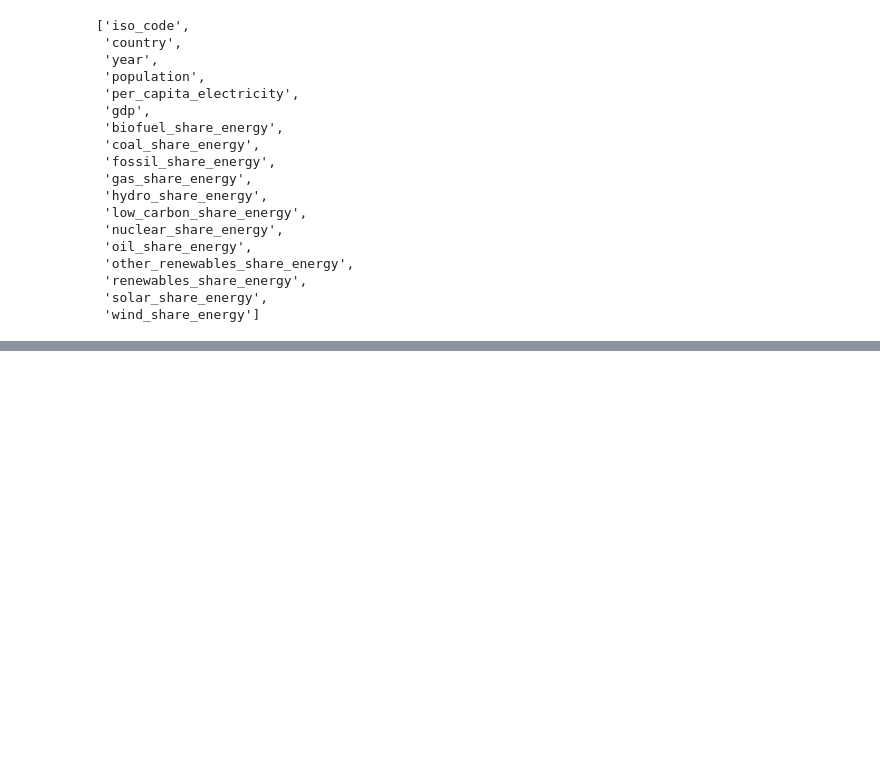
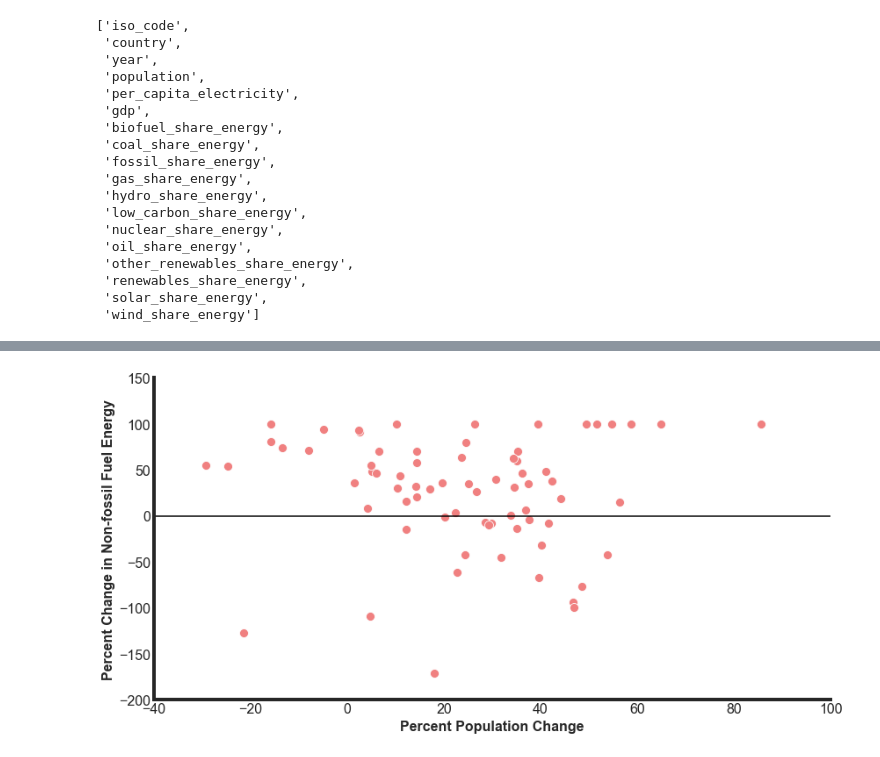
Before and after one commit to joshfuchs/DataScience_projects, a Jupyter notebook: world_energy_consumption.ipynb, the cells around one changed output, grey strips where cells are left out. Cells and saved outputs as stored; diff of their text form; code cells hidden in the pictures; blank space fills up the shorter version.

```diff
--- a/world_energy_consumption.ipynb
+++ b/world_energy_consumption.ipynb
@@ -385,0 +461,19 @@ year_1970.shape[0]
+# %%
+change_df = pd.DataFrame(columns = ['country','pop_change','gdp_change','energy_change'])
+
+first_year = 1985
+last_year = 2015
+
+for country in country_list:
+    gdp_change, pop_change, energy_change = calculate_changes(energy,country,first_year,last_year)
+    new_row = {'country': country,
+              'pop_change': pop_change,
+              'gdp_change': gdp_change,
+              'energy_change': energy_change}
+    change_df = change_df.append(new_row, ignore_index=True)
+
+
+# remove rows that have 0s
+cleaned_change_df = change_df[(change_df['pop_change'] != 0) &
+                           (change_df['gdp_change'] != 0) &
+                           (change_df['energy_change'] != 0)]
@@ -385,0 +494,24 @@ year_1970.shape[0]
+# %%
+plt.figure(figsize=(12,6))
+
+sns.scatterplot(data=cleaned_change_df,
+               x = 'pop_change',
+               y = 'energy_change',
+               color = 'lightcoral',
+               s=100)
+
+plt.xlabel('Percent Population Change', fontsize=16)
+plt.ylabel('Percent Change in Non-fossil Fuel Energy', fontsize=16)
+
+plt.xlim(-40,100)
+plt.ylim(-200,150)
+plt.xticks(fontsize=16)
+plt.yticks(fontsize=16)
+plt.gca().spines['top'].set_visible(False)
+plt.gca().spines['right'].set_visible(False)
+
+plt.axhline(y=0,color='k')
+
+plt.show()
+# %% [output]
+[figure, added]
```
Also changed, not shown: parts of 43 cells of this notebook.
